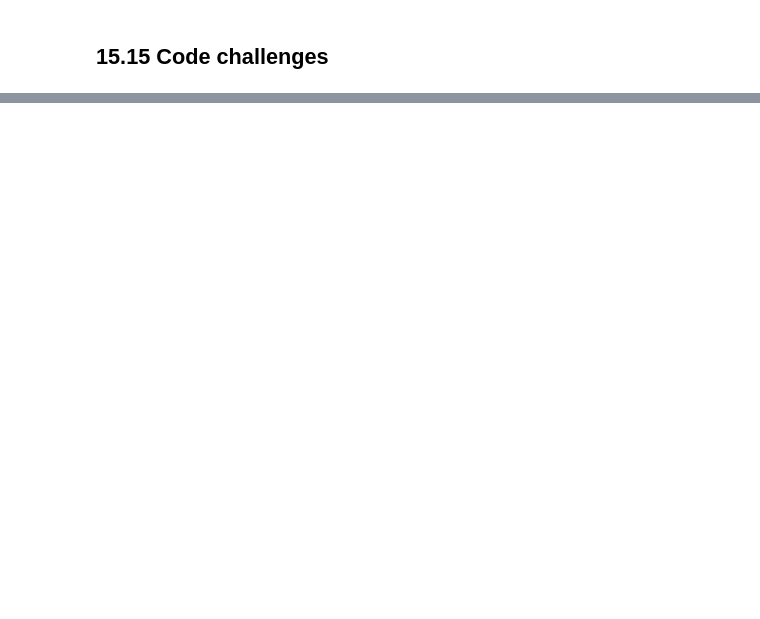
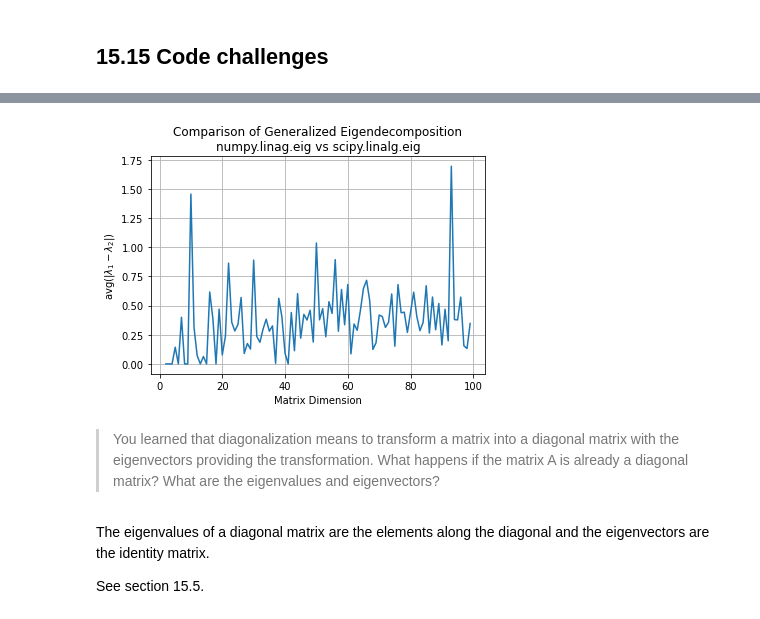
Before and after one commit to marcoemorais/linalg-theory-intuition-code, a Jupyter notebook: 15-Eigendecompositions.ipynb, the cells around one changed output, grey strips where cells are left out. Saved outputs shown, nothing was run; the diff lists cells and outputs as text; code cells hidden in the pictures; blank space fills up the shorter version.

Commit message:
Update 15-Eigendecompositions

```diff
--- a/15-Eigendecompositions.ipynb
+++ b/15-Eigendecompositions.ipynb
@@ -544,0 +577,35 @@ np.testing.assert_almost_equal(Ainv, np.linalg.inv(A))
+# %%
+dims = np.arange(2, 100)
+avgabsdelta = np.zeros(len(dims))
+
+for i, n in enumerate(dims):
+    A = np.random.random((n,n))
+    B = np.random.random((n,n))
+
+    # Use scipy.linalg.eig to solve generalized eigendecomposition.
+    L1, _ = spla.eig(A, B)
+    L1 = L1[np.argsort(L1)]
+
+    # Work around for numpy: Solve eigendecomposition of B^-1 A.
+    BinvA = np.linalg.inv(B) @ A
+    L2, _ = np.linalg.eig(BinvA)
+    L2 = L2[np.argsort(L2)]
+
+    # Compute average absolute difference in eigenvalues for each method.
+    avgabsdelta[i] = np.mean(np.abs(L1-L2))
+
+
+plt.plot(dims, avgabsdelta)
+plt.title('Comparison of Generalized Eigendecomposition\nnumpy.linag.eig vs scipy.linalg.eig')
+plt.ylabel('avg($| \lambda_1 - \lambda_2 |$)')
+plt.xlabel('Matrix Dimension')
+plt.grid()
+plt.show()
+# %% [output]
+[figure, added]
+# %% [markdown]
+> You learned that diagonalization means to transform a matrix into a diagonal matrix with the eigenvectors providing the transformation. What happens if the matrix A is already a diagonal matrix? What are the eigenvalues and eigenvectors?
+# %% [markdown]
+The eigenvalues of a diagonal matrix are the elements along the diagonal and the eigenvectors are the identity matrix.
+
+See section 15.5.
```
Also changed, not shown: parts of 7 cells of this notebook.
